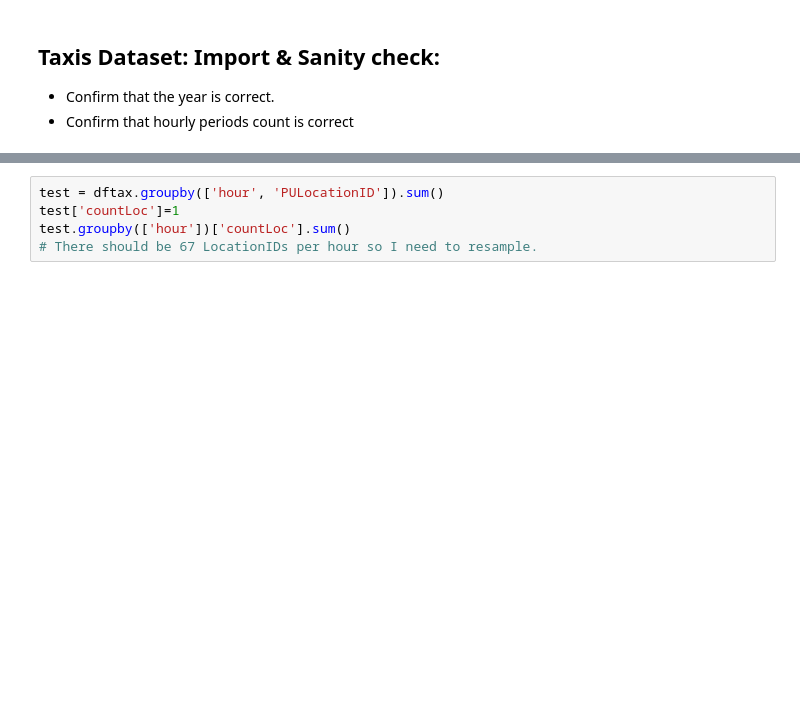
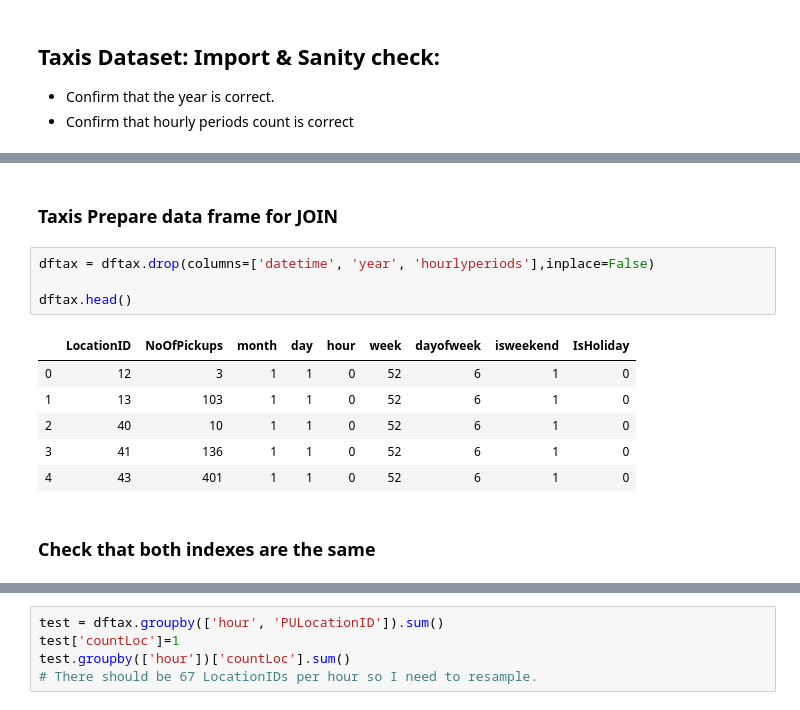
Before and after one commit to angelrps/MasterDataScience_FinalProject, a Jupyter notebook: notebooks/Data_Join_Taxis_Weather.ipynb, the cells around one changed output, grey strips where cells are left out. Drawn from its saved outputs; the diff is of its cells as text; blank space fills up the shorter version.

```diff
--- a/notebooks/Data_Join_Taxis_Weather.ipynb
+++ b/notebooks/Data_Join_Taxis_Weather.ipynb
@@ -50,0 +99,15 @@ There should be 8760 hourly periods in a year:  8760
+# %% [markdown]
+### Taxis  Prepare data frame for JOIN
+# %%
+dftax = dftax.drop(columns=['datetime', 'year', 'hourlyperiods'],inplace=False)
+
+dftax.head()
+# %% [output]
+|  | LocationID | NoOfPickups | month | day | hour | week | dayofweek | isweekend | IsHoliday |
+| 0 | 12 | 3 | 1 | 1 | 0 | 52 | 6 | 1 | 0 |
+| 1 | 13 | 103 | 1 | 1 | 0 | 52 | 6 | 1 | 0 |
+| 2 | 40 | 10 | 1 | 1 | 0 | 52 | 6 | 1 | 0 |
+| 3 | 41 | 136 | 1 | 1 | 0 | 52 | 6 | 1 | 0 |
+| 4 | 43 | 401 | 1 | 1 | 0 | 52 | 6 | 1 | 0 |
+# %% [markdown]
+### Check that both indexes are the same
```
Also changed, not shown: parts of 19 cells of this notebook.
